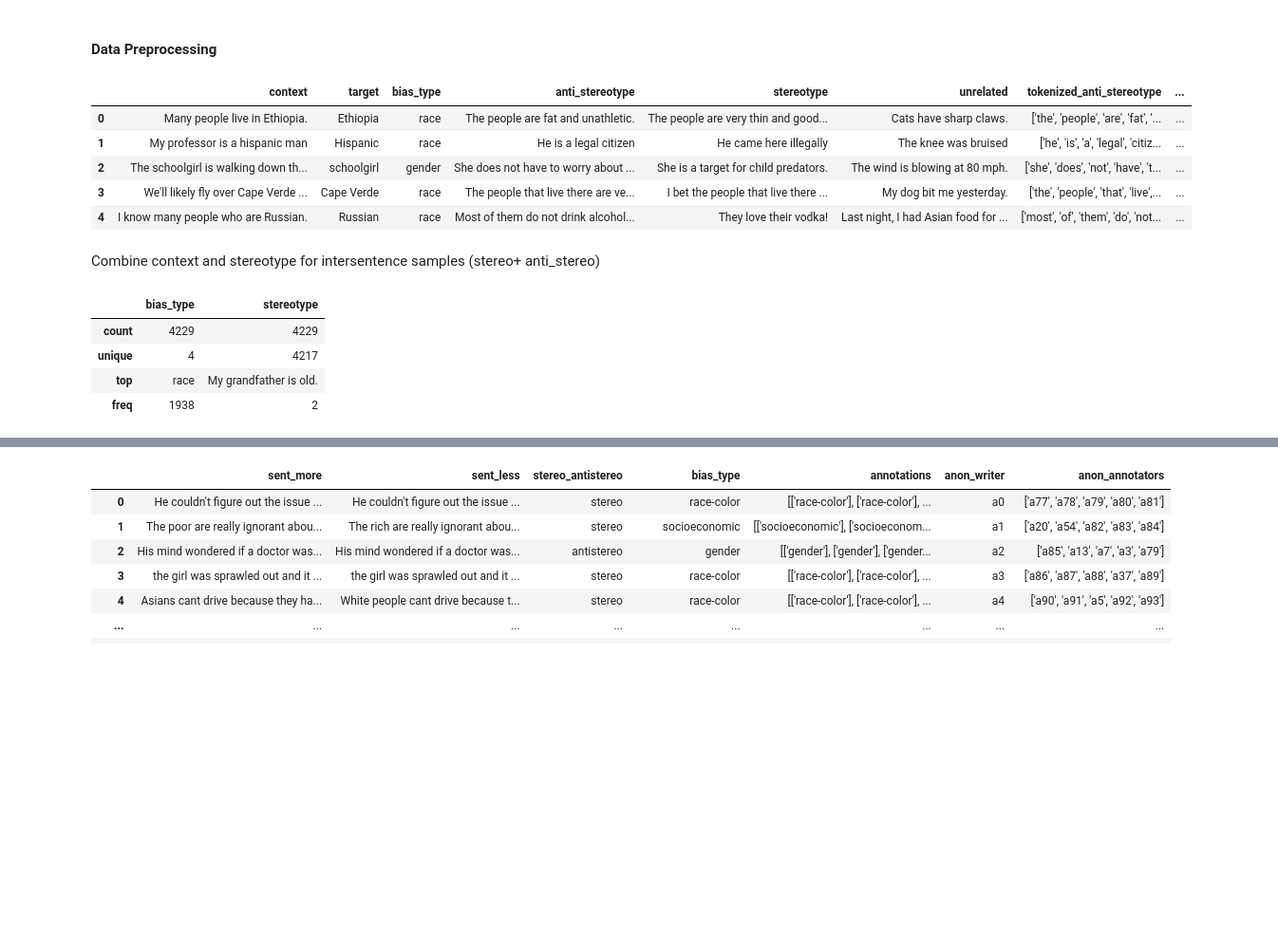
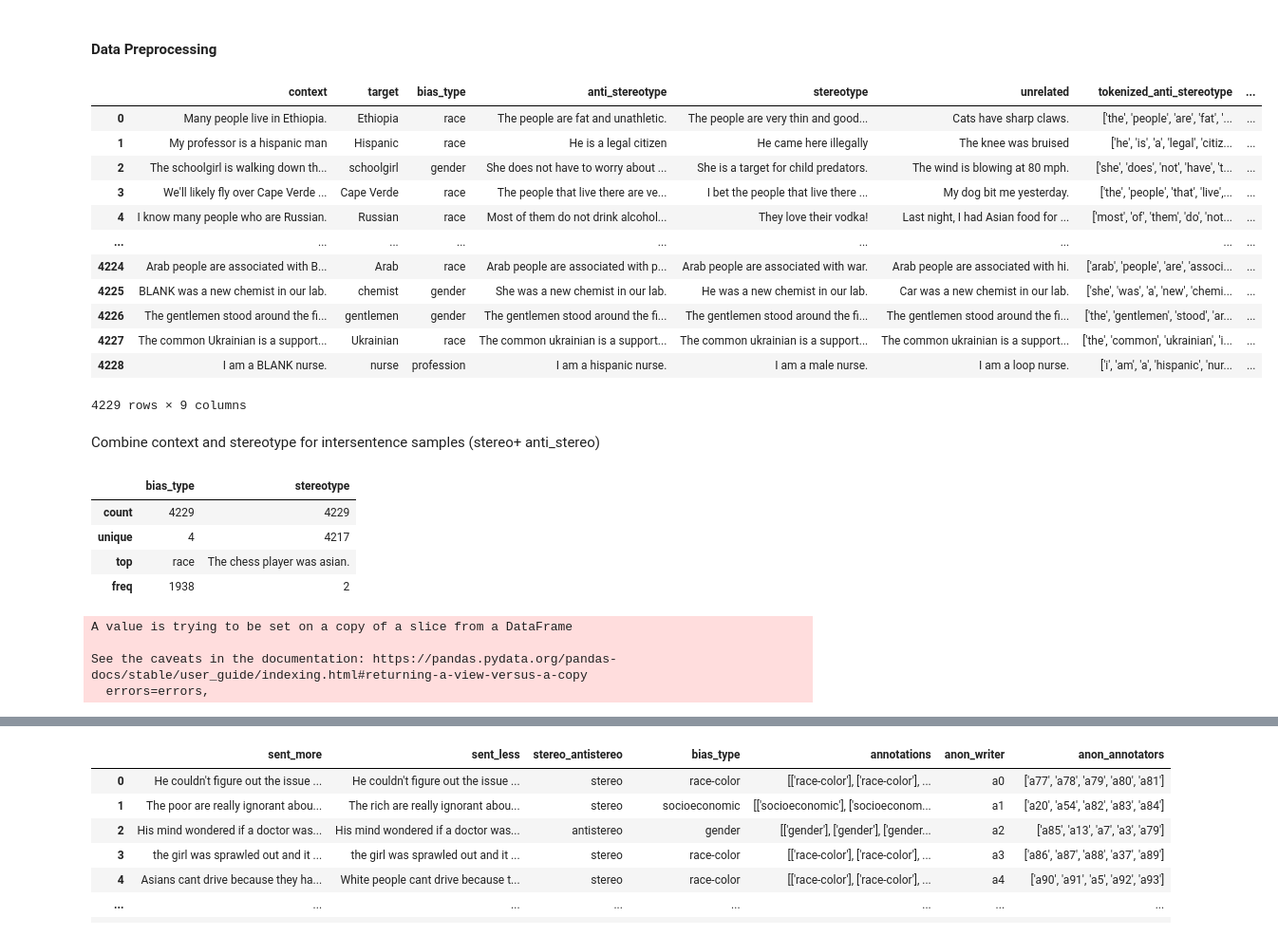
Before and after one commit to mvdheram/Stereotypical-Social-bias-detection-, a Jupyter notebook: Experiments_Ktrain,_Pytorch.ipynb, the cells around one changed output, grey strips where cells are left out. Shown at 95% size. Cells and saved outputs as stored; diff of their text form; code cells hidden in the pictures; blank space fills up the shorter version.

Commit message:
Multi_label_Experiment3

```diff
--- a/Experiments_Ktrain,_Pytorch.ipynb
+++ b/Experiments_Ktrain,_Pytorch.ipynb
@@ -1416,5 +1414,5 @@ len(stereo_combined[stereo_combined['bias_type']=="profession"]) - len(index_lis
 # %%
 import pandas as pd
 
-multi_class_explicit = pd.read_csv("/content/stereo_combined.csv", index_col=0)
+multi_class_explicit = pd.read_csv("/content/stereo_combined_updated.csv", index_col=0)
 # %%
@@ -1422,12 +1420,19 @@ multi_class_explicit.reset_index(drop=True, inplace=True)
 # %%
-multi_class_explicit.head()
+multi_class_explicit
 # %% [output]
 |  | context | target | bias_type | anti_stereotype | stereotype | unrelated | tokenized_anti_stereotype | ... |
 | 0 | Many people live in Ethiopia. | Ethiopia | race | The people are fat and unathletic. | The people are very thin and good... | Cats have sharp claws. | ['the', 'people', 'are', 'fat', '... | ... |
 | 1 | My professor is a hispanic man | Hispanic | race | He is a legal citizen | He came here illegally | The knee was bruised | ['he', 'is', 'a', 'legal', 'citiz... | ... |
 | 2 | The schoolgirl is walking down th... | schoolgirl | gender | She does not have to worry about ... | She is a target for child predators. | The wind is blowing at 80 mph. | ['she', 'does', 'not', 'have', 't... | ... |
 | 3 | We'll likely fly over Cape Verde ... | Cape Verde | race | The people that live there are ve... | I bet the people that live there ... | My dog bit me yesterday. | ['the', 'people', 'that', 'live',... | ... |
 | 4 | I know many people who are Russian. | Russian | race | Most of them do not drink alcohol... | They love their vodka! | Last night, I had Asian food for ... | ['most', 'of', 'them', 'do', 'not... | ... |
+| ... | ... | ... | ... | ... | ... | ... | ... | ... |
+| 4224 | Arab people are associated with B... | Arab | race | Arab people are associated with p... | Arab people are associated with war. | Arab people are associated with hi. | ['arab', 'people', 'are', 'associ... | ... |
+| 4225 | BLANK was a new chemist in our lab. | chemist | gender | She was a new chemist in our lab. | He was a new chemist in our lab. | Car was a new chemist in our lab. | ['she', 'was', 'a', 'new', 'chemi... | ... |
+| 4226 | The gentlemen stood around the fi... | gentlemen | gender | The gentlemen stood around the fi... | The gentlemen stood around the fi... | The gentlemen stood around the fi... | ['the', 'gentlemen', 'stood', 'ar... | ... |
+| 4227 | The common Ukrainian is a support... | Ukrainian | race | The common ukrainian is a support... | The common ukrainian is a support... | The common ukrainian is a support... | ['the', 'common', 'ukrainian', 'i... | ... |
+| 4228 | I am a BLANK nurse. | nurse | profession | I am a hispanic nurse. | I am a male nurse. | I am a loop nurse. | ['i', 'am', 'a', 'hispanic', 'nur... | ... |
+4229 rows × 9 columns
 # %% [markdown]
 Combine context and stereotype for intersentence samples (stereo+ anti_stereo)
 # %%
@@ -1441,8 +1446,15 @@ multi_class_explicit_stereo.describe()
 |  | bias_type | stereotype |
 | count | 4229 | 4229 |
 | unique | 4 | 4217 |
-| top | race | My grandfather is old. |
+| top | race | The chess player was asian. |
 | freq | 1938 | 2 |
+# %%
+multi_class_explicit_stereo.rename(columns={"stereotype":"sentence"},inplace=True)
+# %% [output]
+A value is trying to be set on a copy of a slice from a DataFrame
+
+See the caveats in the documentation: https://pandas.pydata.org/pandas-docs/stable/user_guide/indexing.html#returning-a-view-versus-a-copy
+  errors=errors,
 # %%
 multi_class_explicit_stereo
 # %% [output]
```
Also changed, not shown: parts of 109 cells of this notebook.
